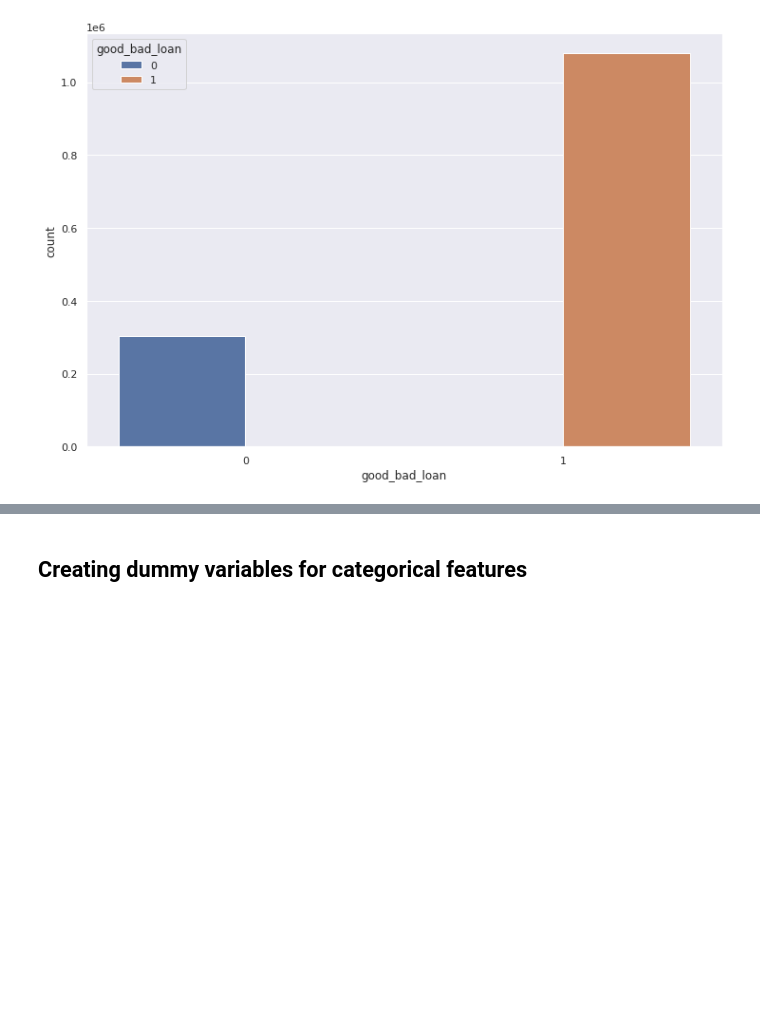
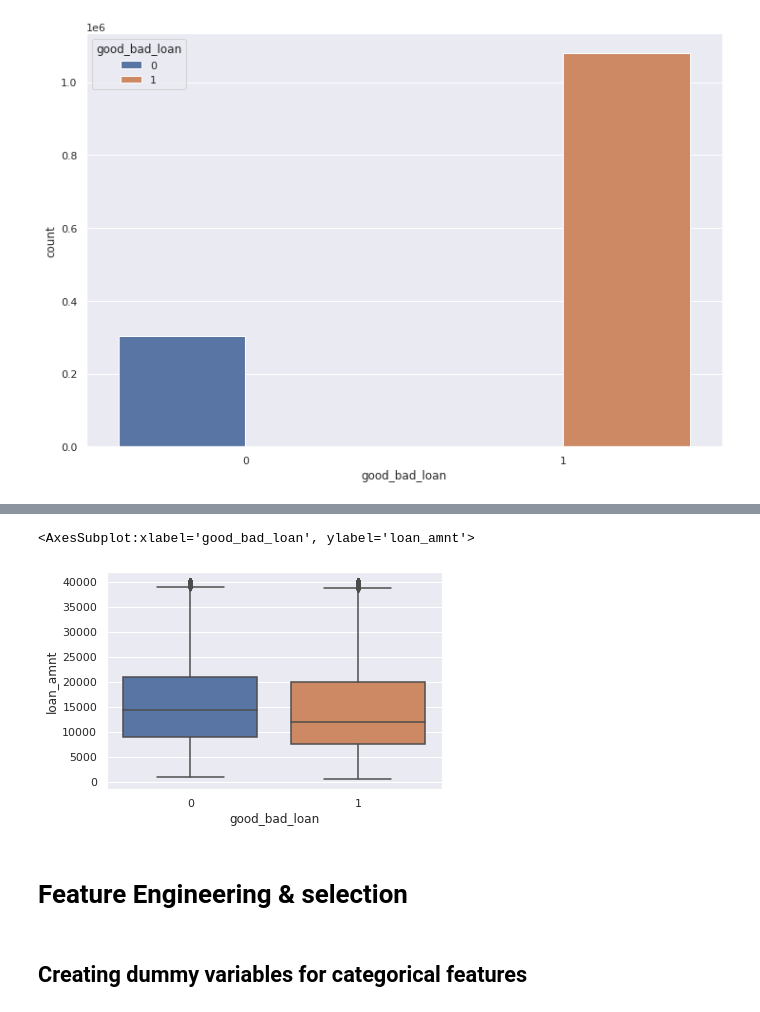
Before and after one commit to anshulsinghgehlot/CreditRiskModel_lendingclub, a Jupyter notebook: data-preprocess.ipynb, the cells around one changed output, grey strips where cells are left out. Drawn from its saved outputs; the diff is of its cells as text; code cells hidden in the pictures; blank space fills up the shorter version.

```diff
--- a/data-preprocess.ipynb
+++ b/data-preprocess.ipynb
@@ -288,3 +324,10 @@ sns.countplot(x='good_bad_loan', data=loandataF, hue='good_bad_loan')
+# %%
+sns.boxplot(x="good_bad_loan", y="loan_amnt", data=df_num)
+# %% [output]
+<AxesSubplot:xlabel='good_bad_loan', ylabel='loan_amnt'>
+[figure, added]
+# %% [markdown]
+# **Feature Engineering & selection**
 # %% [markdown]
 ## Creating dummy variables for categorical features
 # %%
```
Also changed, not shown: parts of 36 cells of this notebook.
